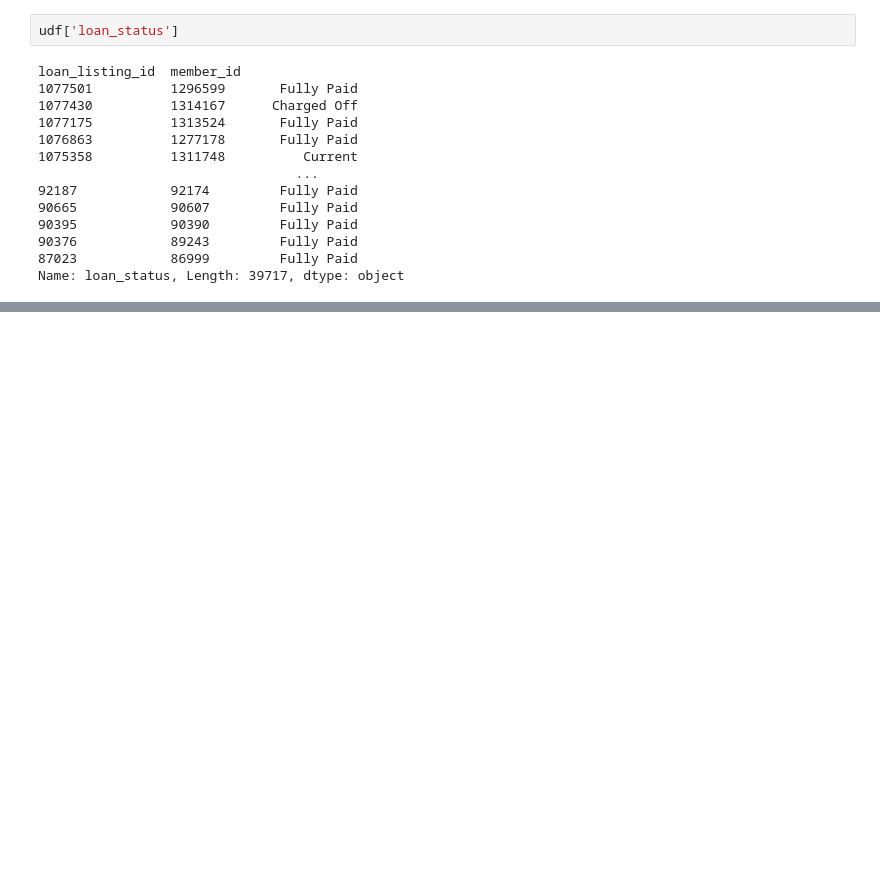
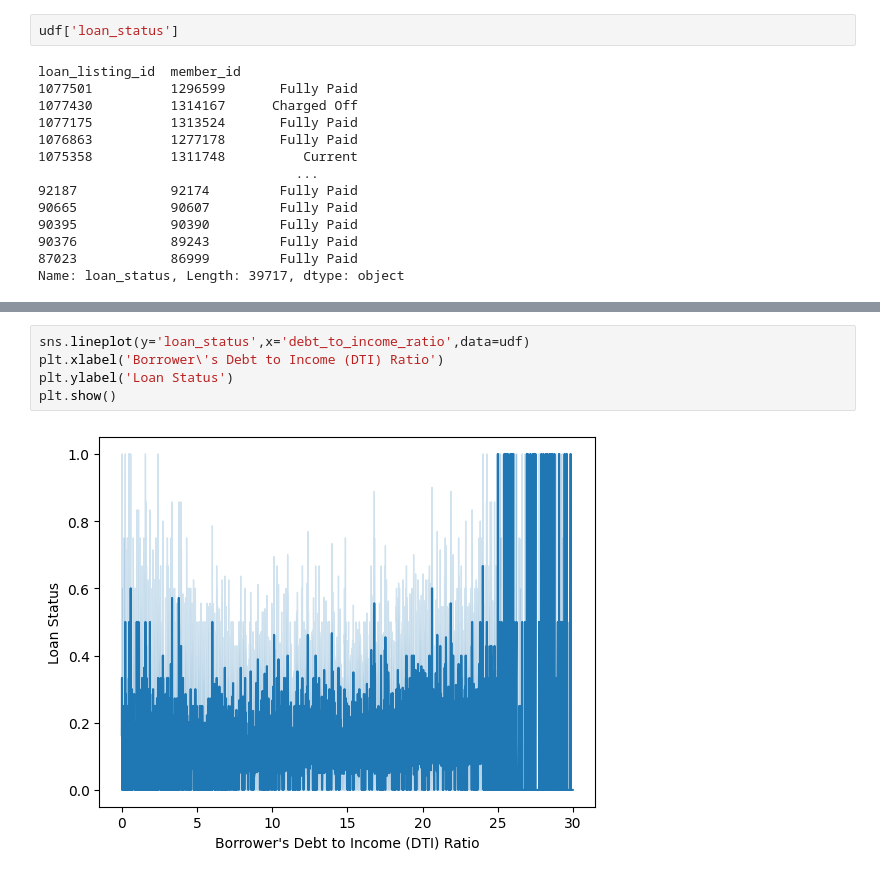
Before and after one commit to nikhil-mothkuri/Lending_Case_Study_Upgrad, a Jupyter notebook: LendingCase.ipynb, the cells around one changed output, grey strips where cells are left out. Drawn from its saved outputs; the diff is of its cells as text; blank space fills up the shorter version.

```diff
--- a/LendingCase.ipynb
+++ b/LendingCase.ipynb
@@ -535,0 +605,7 @@ udf['loan_status'] = udf['loan_status'].apply(lambda x: 0 if x=='Fully Paid' els
+# %%
+sns.lineplot(y='loan_status',x='debt_to_income_ratio',data=udf)
+plt.xlabel('Borrower\'s Debt to Income (DTI) Ratio')
+plt.ylabel('Loan Status')
+plt.show()
+# %% [output]
+[figure, added]
```
Also changed, not shown: parts of 32 cells of this notebook.
